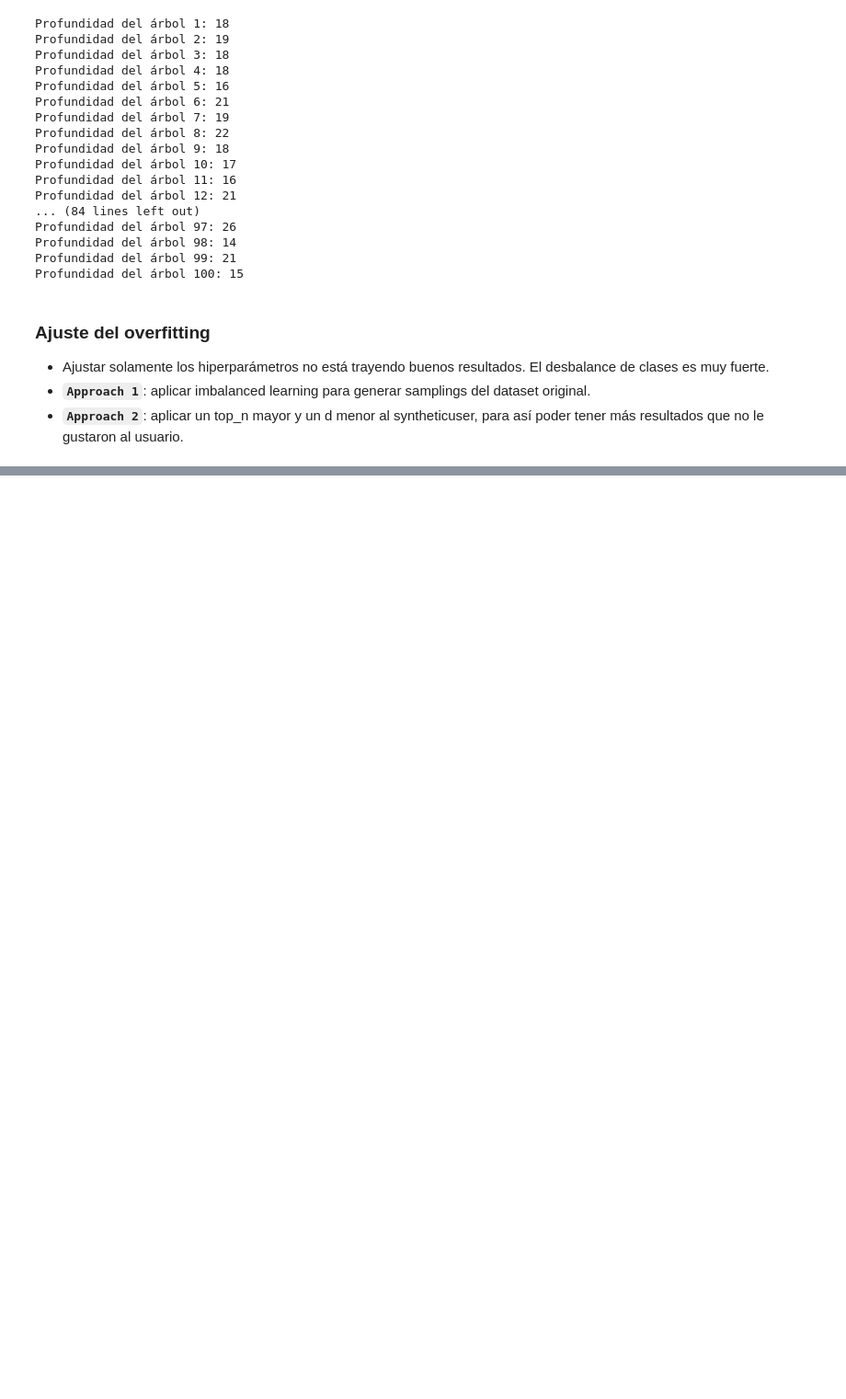
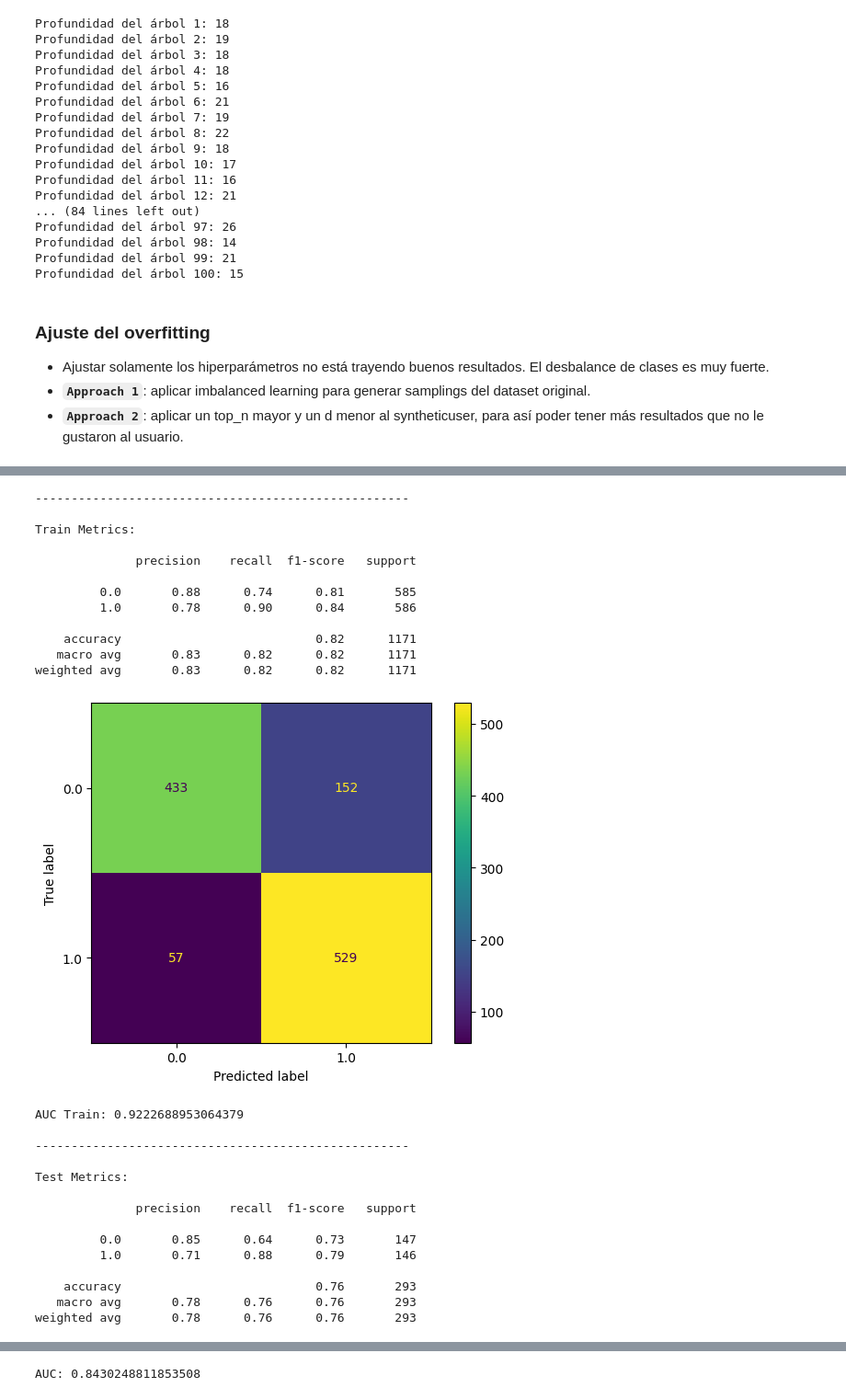
Before and after one commit to Tino27Gut/WineRecommendation, a Jupyter notebook: src/models/random_forest_draft.ipynb, the cells around one changed output, grey strips where cells are left out. Shown: that part at 92% size. Cells and saved outputs as stored; diff of their text form; code cells hidden in the pictures; blank space fills up the shorter version.

Commit message:
SMOTENC en Rf model probado

```diff
--- a/src/models/random_forest_draft.ipynb
+++ b/src/models/random_forest_draft.ipynb
@@ -326,0 +356,16 @@ AUC: 0.5910592808551993
+# %%
+grapes = pd.read_csv(ut.get_project_file_path("src", "data", "processed", "aux", "grapes.csv"))
+grapes_list = list(grapes["grapes"])
+region = pd.read_csv(ut.get_project_file_path("src", "data", "processed", "aux", "region.csv"))
+region_list = list(region["region"])
+pairings = pd.read_csv(ut.get_project_file_path("src", "data", "processed", "aux", "pairings.csv"))
+pairings_list = list(pairings["pairings"])
+
+nooh_model_df = model_df.drop(columns=(region_list + grapes_list))
+# %%
+from imblearn.over_sampling import SMOTENC
+sampler = SMOTENC(categorical_features=[nooh_model_df.columns.get_loc(col) for col in pairings_list], random_state=0)
+X_s = nooh_model_df.drop(columns=["liked"])
+y_s = nooh_model_df["liked"]
+X_resampled, y_resampled = sampler.fit_resample(X_s, y_s)
+y_resampled.value_counts()
@@ -326,0 +377,59 @@ AUC: 0.5910592808551993
+# %%
+
+X_train_SMOTENC, X_test_SMOTENC, y_train_SMOTENC, y_test_SMOTENC = train_test_split(X_resampled, y_resampled, test_size=0.2, random_state=0, stratify=y_resampled)
+
+
+model = RandomForestClassifier(n_estimators=200, max_depth=6, min_samples_split=2, min_samples_leaf=1, max_features="sqrt", class_weight="balanced")
+model.fit(X_train_SMOTENC, y_train_SMOTENC)
+
+y_train_proba_SMOTENC = model.predict_proba(X_train_SMOTENC)[:, 1]
+y_train_pred_SMOTENC = model.predict(X_train_SMOTENC)
+cm_train_SMOTENC = confusion_matrix(y_train_SMOTENC, y_train_pred_SMOTENC)
+disp_train_SMOTENC = ConfusionMatrixDisplay(confusion_matrix=cm_train_SMOTENC, display_labels=model.classes_)
+
+
+y_pred_proba_SMOTENC = model.predict_proba(X_test_SMOTENC)[:, 1]
+y_pred_SMOTENC = model.predict(X_test_SMOTENC)
+cm_pred_SMOTENC = confusion_matrix(y_test_SMOTENC, y_pred_SMOTENC)
+disp_pred_SMOTENC = ConfusionMatrixDisplay(confusion_matrix=cm_pred_SMOTENC, display_labels=model.classes_)
+
+print("\n----------------------------------------------------\n")
+print("Train Metrics:\n")
+print(classification_report(y_train_SMOTENC, y_train_pred_SMOTENC))
+disp_train_SMOTENC.plot()
+plt.show()
+print("AUC Train:", roc_auc_score(y_train_SMOTENC, y_train_proba_SMOTENC))
+print("\n----------------------------------------------------\n")
+print("Test Metrics:\n")
+print(classification_report(y_test_SMOTENC, y_pred_SMOTENC))
+disp_pred_SMOTENC.plot()
+plt.show()
+print("AUC:", roc_auc_score(y_test_SMOTENC, y_pred_proba_SMOTENC))
+# %% [output]
+----------------------------------------------------
+
+Train Metrics:
+
+              precision    recall  f1-score   support
+
+         0.0       0.88      0.74      0.81       585
+         1.0       0.78      0.90      0.84       586
+
+    accuracy                           0.82      1171
+   macro avg       0.83      0.82      0.82      1171
+weighted avg       0.83      0.82      0.82      1171
+[figure, added]
+AUC Train: 0.9222688953064379
+
+----------------------------------------------------
+
+Test Metrics:
+
+              precision    recall  f1-score   support
+
+         0.0       0.85      0.64      0.73       147
+         1.0       0.71      0.88      0.79       146
+
+    accuracy                           0.76       293
+   macro avg       0.78      0.76      0.76       293
+weighted avg       0.78      0.76      0.76       293
@@ -326,0 +437 @@ AUC: 0.5910592808551993
+AUC: 0.8430248811853508
```
Also changed, not shown: parts of 13 cells of this notebook, 3 other files.
